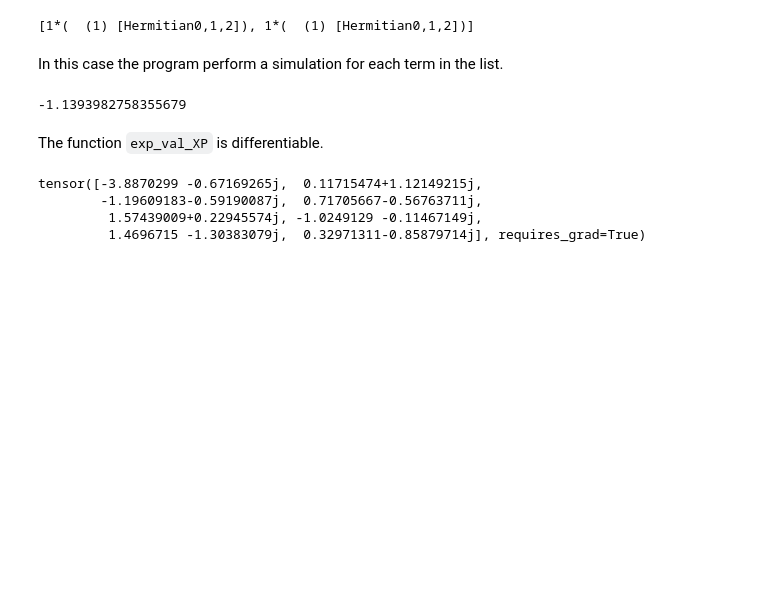
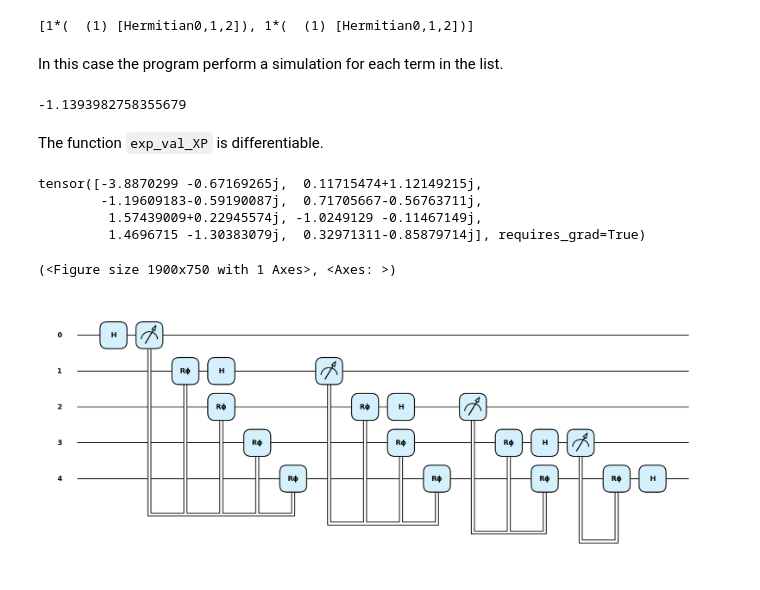
Before and after one commit to jgidi/VFA-Schrodinger-like-equations, a Jupyter notebook: tutorial/1_Quadrature_Operators.ipynb, the cells around one changed output. Saved outputs shown, nothing was run; the diff lists cells and outputs as text; code cells hidden in the pictures; blank space fills up the shorter version.

```diff
--- a/tutorial/1_Quadrature_Operators.ipynb
+++ b/tutorial/1_Quadrature_Operators.ipynb
@@ -123,3 +141,13 @@ tensor([-3.8870299 -0.67169265j,  0.11715474+1.12149215j,
         -1.19609183-0.59190087j,  0.71705667-0.56763711j,
          1.57439009+0.22945574j, -1.0249129 -0.11467149j,
          1.4696715 -1.30383079j,  0.32971311-0.85879714j], requires_grad=True)
+# %%
+qft = QFT( range(5), True )
+# %%
+def fun():
+    qft.decomposition()
+# %%
+qml.draw_mpl(fun, style='pennylane')()
+# %% [output]
+(<Figure size 1900x750 with 1 Axes>, <Axes: >)
+[figure, added]
```
Also changed, not shown: parts of 3 cells of this notebook, 4 other files.
